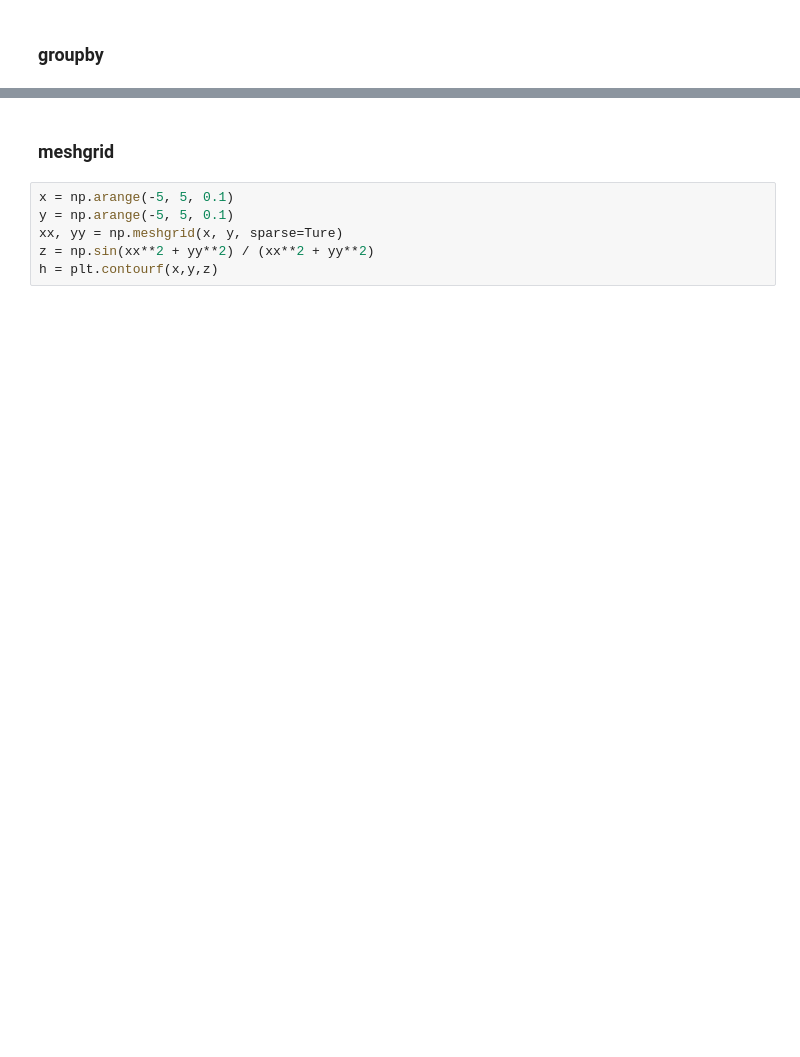
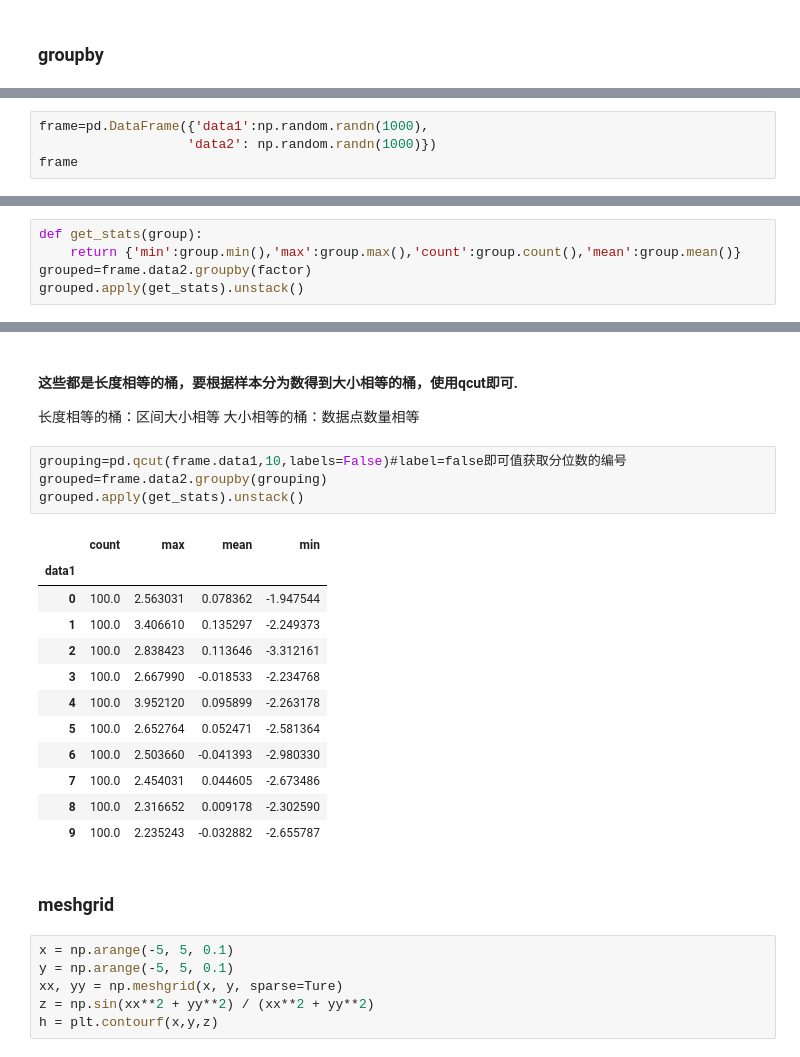
Before and after one commit to uileyar/hello_tf, a Jupyter notebook: fraud/temp.ipynb, the cells around one changed output, grey strips where cells are left out. Drawn from its saved outputs; the diff is of its cells as text; blank space fills up the shorter version.

```diff
--- a/fraud/temp.ipynb
+++ b/fraud/temp.ipynb
@@ -152,0 +289,4 @@ people.groupby([len, key_list]).sum()
+# %%
+frame=pd.DataFrame({'data1':np.random.randn(1000),
+                   'data2': np.random.randn(1000)})
+frame
@@ -152,0 +328,5 @@ people.groupby([len, key_list]).sum()
+# %%
+def get_stats(group):
+    return {'min':group.min(),'max':group.max(),'count':group.count(),'mean':group.mean()}
+grouped=frame.data2.groupby(factor)
+grouped.apply(get_stats).unstack()
@@ -153,3 +340,25 @@ people.groupby([len, key_list]).sum()
+# %% [markdown]
+#### 这些都是长度相等的桶，要根据样本分为数得到大小相等的桶，使用qcut即可.
+
+长度相等的桶：区间大小相等
+大小相等的桶：数据点数量相等
+# %%
+grouping=pd.qcut(frame.data1,10,labels=False)#label=false即可值获取分位数的编号
+grouped=frame.data2.groupby(grouping)
+grouped.apply(get_stats).unstack()
+# %% [output]
+|  | count | max | mean | min |
+| data1 |  |  |  |  |
+| 0 | 100.0 | 2.563031 | 0.078362 | -1.947544 |
+| 1 | 100.0 | 3.406610 | 0.135297 | -2.249373 |
+| 2 | 100.0 | 2.838423 | 0.113646 | -3.312161 |
+| 3 | 100.0 | 2.667990 | -0.018533 | -2.234768 |
+| 4 | 100.0 | 3.952120 | 0.095899 | -2.263178 |
+| 5 | 100.0 | 2.652764 | 0.052471 | -2.581364 |
+| 6 | 100.0 | 2.503660 | -0.041393 | -2.980330 |
+| 7 | 100.0 | 2.454031 | 0.044605 | -2.673486 |
+| 8 | 100.0 | 2.316652 | 0.009178 | -2.302590 |
+| 9 | 100.0 | 2.235243 | -0.032882 | -2.655787 |
 # %% [markdown]
 ### meshgrid
 # %%
```
Also changed, not shown: parts of 40 cells of this notebook, 2 other files.
